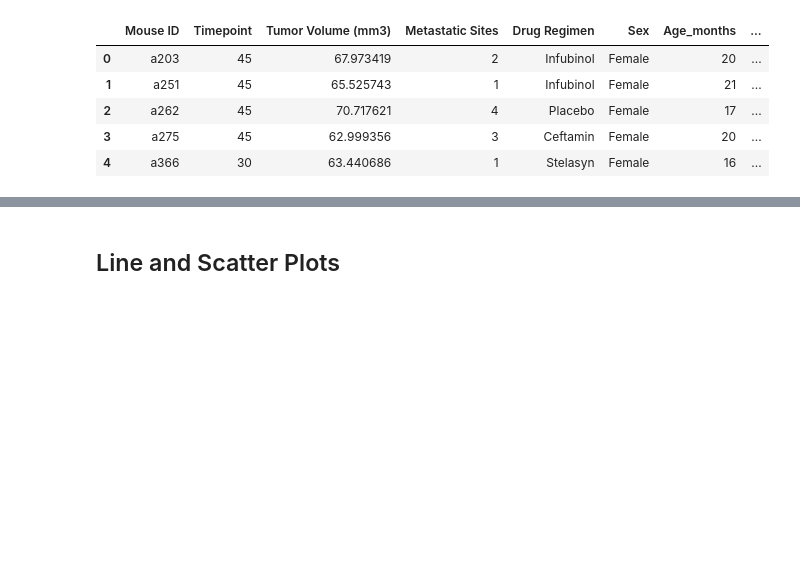
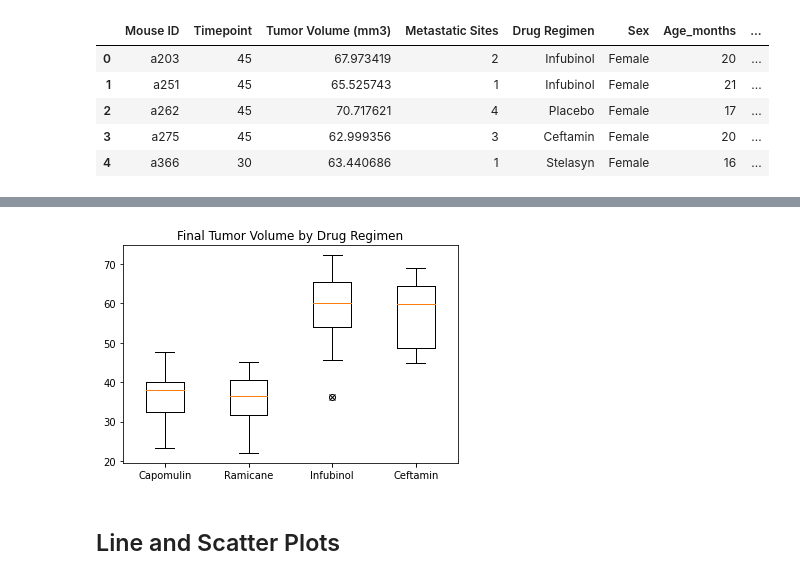
Before and after one commit to mpagerit/matplotlib_challenge, a Jupyter notebook: pymaceuticals_starter.ipynb, the cells around one changed output, grey strips where cells are left out. Cells and saved outputs as stored; diff of their text form; code cells hidden in the pictures; blank space fills up the shorter version.

Commit message:
finalizing code

```diff
--- a/pymaceuticals_starter.ipynb
+++ b/pymaceuticals_starter.ipynb
@@ -288,11 +372,24 @@ print(f"Values above {upper_bound} could be outliers.")
 # %%
 # Generate a box plot of the final tumor volume of each mouse across four regimens of interest
-# fig = figure()
-# ax = axes()
-# hold(True)
-fig1, ax1 = plt.subplots()
-ax1.boxplot(CapomulinVol)
+
+#Create the list of volumes for each regimen
+allVolumes = [CapomulinVol, RamicaneVol, InfubinolVol, CeftaminVol]
+
+#plot the data
+fig, ax = plt.subplots()
+ax.boxplot(allVolumes)
+
+# change outlier point symbols
+ax.boxplot(allVolumes, 0, 'x')
+
+#label the graph
+ax.set_xticklabels(['Capomulin', 'Ramicane', 'Infubinol', 'Ceftamin'])
+ax1.set_ylabel('Final Tumor Volume (mm3)')
+ax.set_title('Final Tumor Volume by Drug Regimen')
+
 plt.show()
+# %% [output]
+[figure, added]
 # %% [markdown]
 ## Line and Scatter Plots
 # %%
```
Also changed, not shown: parts of 10 cells of this notebook.
